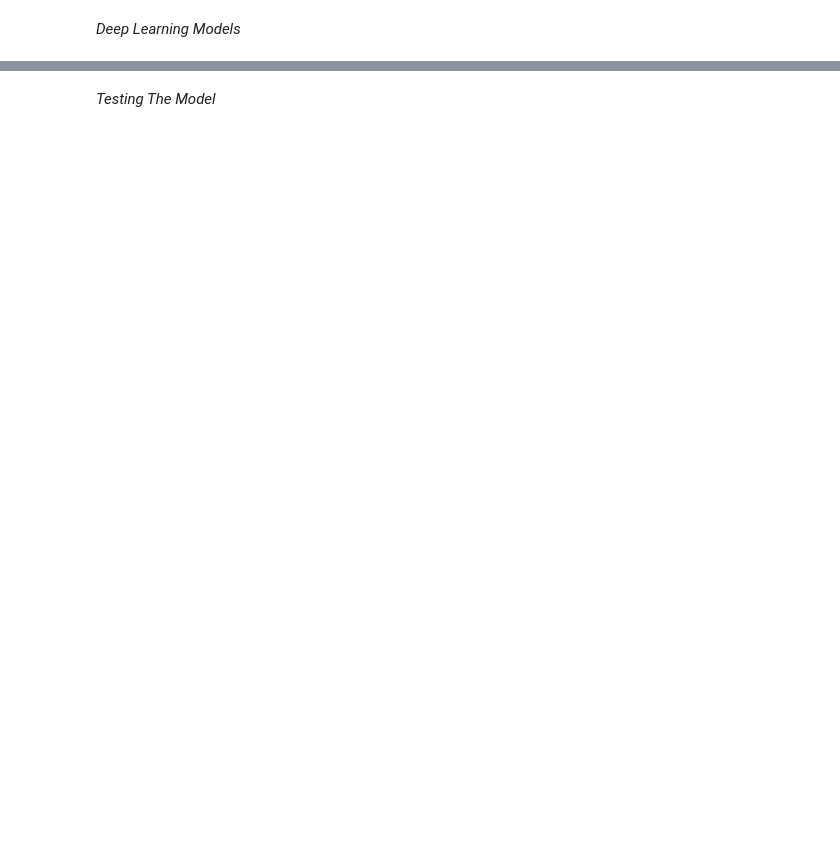
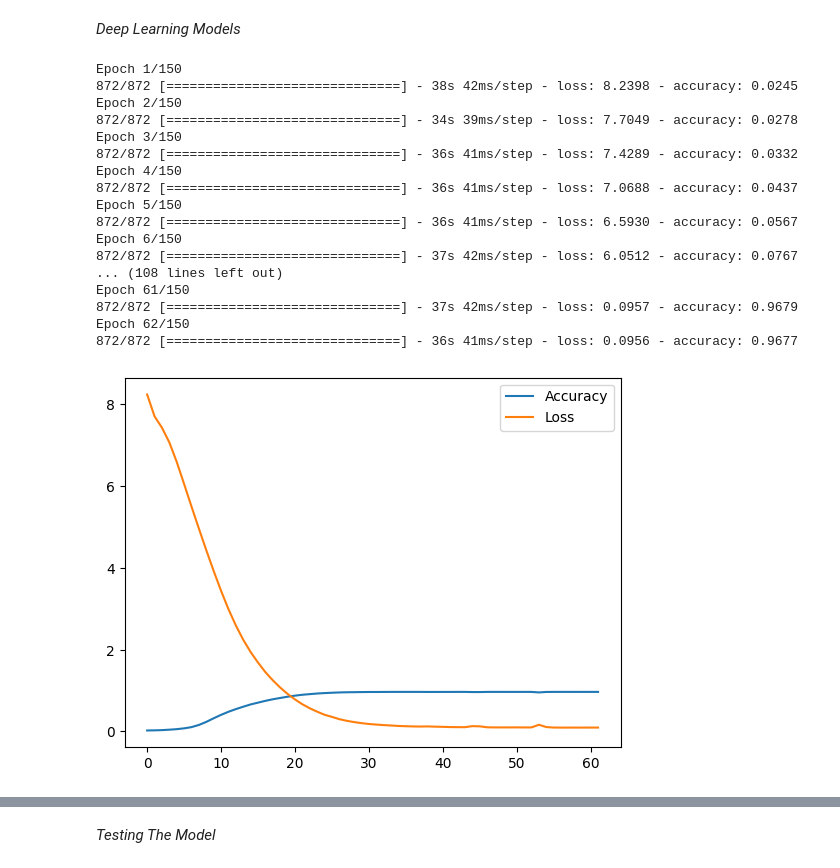
Before and after one commit to Osama-Anmar/Generating-Text, a Jupyter notebook: Arabic-Text-Generation/Generating Arabic Text.ipynb, the cells around one changed output, grey strips where cells are left out. Cells and saved outputs as stored; diff of their text form; code cells hidden in the pictures; blank space fills up the shorter version.

```diff
--- a/Arabic-Text-Generation/Generating Arabic Text.ipynb
+++ b/Arabic-Text-Generation/Generating Arabic Text.ipynb
@@ -31,0 +30,3 @@ len(Corpus)
+# %%
+Corpus = read_file(file_path='الخيميائي.txt', text_normalization=text_normalization)
+len(Corpus)
@@ -36,3 +41,10 @@ with open('Cleaned_Corpus.txt', 'w') as f:
+# %%
+early_stop_ = tf.keras.callbacks.EarlyStopping(
+    monitor='loss',
+    patience=5,
+    mode = 'min',
+    restore_best_weights=True,
+)
 # %% [markdown]
 **1-Tokens Based On Word**
 # %%
@@ -58,0 +56,3 @@ train, labels = input_sequence_[:,:-1], input_sequence_[:,-1]
+# %%
+max_length_word, train, labels = generate_train_label_word(Corpus, text_to_sequence, words_index, pad_sequences)
+max_length_word
@@ -73,9 +75,29 @@ early_stop = tf.keras.callbacks.EarlyStopping(
 # %%
 # 1-LSTM
+arabic_lstm_check_point_1 = check_point('Arabic_Lstm_1')
 lstm_model = tf.keras.layers.LSTM(units=128, return_sequences=False)
 LSTM_1 = nlp_model_word(input_dim = all_words, output_dim = 100, input_length = max_length_word, unit = all_words, model = lstm_model)
 model_compile_word(model =LSTM_1, optimizer=tf.keras.optimizers.legacy.Adam(), loss=tf.keras.losses.CategoricalCrossentropy(), metrics=['accuracy'])
-history = model_fit(model=LSTM_1, Data=train, Label=label, epochs=150, early_stop=early_stop, batch_size=32)
+history = model_fit(model=LSTM_1, Data=train, Label=label, epochs=150, early_stop=early_stop_, checkpoint=arabic_lstm_check_point_1 ,batch_size=32)
 plot_word_model_change(history=history)
+# %% [output]
+Epoch 1/150
+872/872 [==============================] - 38s 42ms/step - loss: 8.2398 - accuracy: 0.0245
+Epoch 2/150
+872/872 [==============================] - 34s 39ms/step - loss: 7.7049 - accuracy: 0.0278
+Epoch 3/150
+872/872 [==============================] - 36s 41ms/step - loss: 7.4289 - accuracy: 0.0332
+Epoch 4/150
+872/872 [==============================] - 36s 41ms/step - loss: 7.0688 - accuracy: 0.0437
+Epoch 5/150
+872/872 [==============================] - 36s 41ms/step - loss: 6.5930 - accuracy: 0.0567
+Epoch 6/150
+872/872 [==============================] - 37s 42ms/step - loss: 6.0512 - accuracy: 0.0767
+... (108 lines left out)
+Epoch 61/150
+872/872 [==============================] - 37s 42ms/step - loss: 0.0957 - accuracy: 0.9679
+Epoch 62/150
+872/872 [==============================] - 36s 41ms/step - loss: 0.0956 - accuracy: 0.9677
+[figure, added]
 # %%
 # 2-Bidirectional LSTM
```
Also changed, not shown: parts of 30 cells of this notebook.
